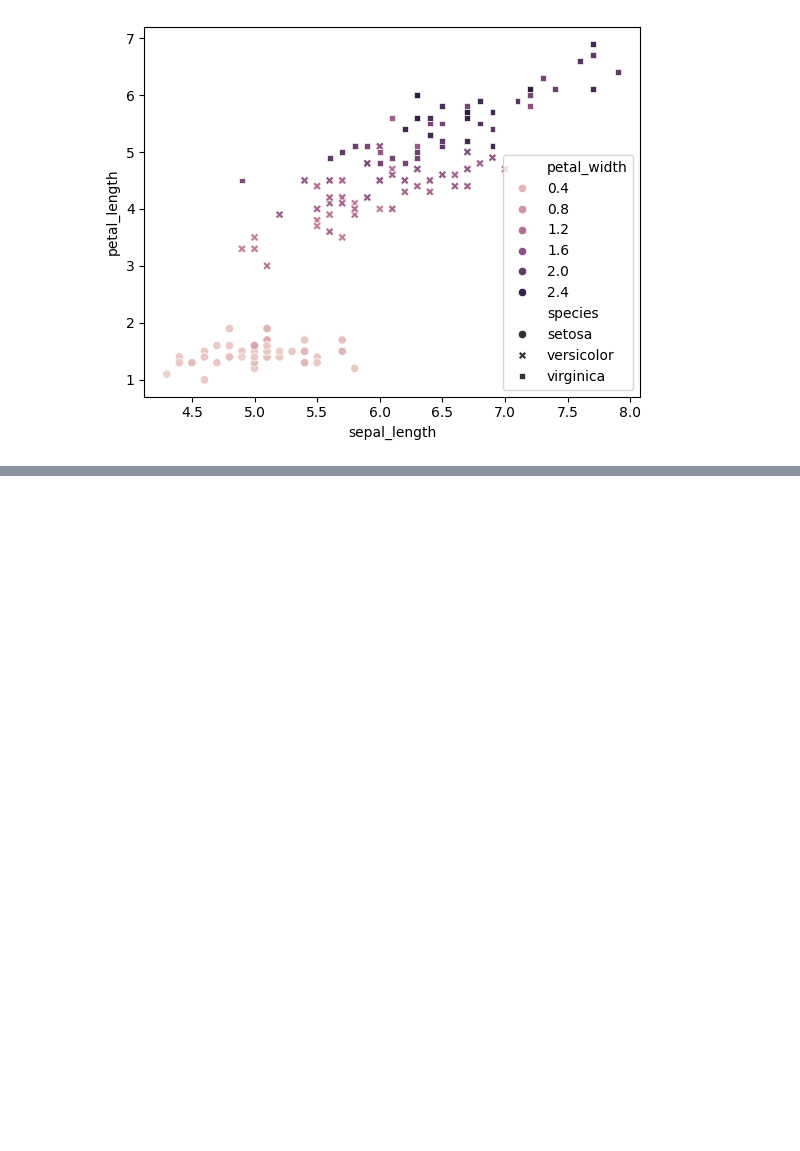
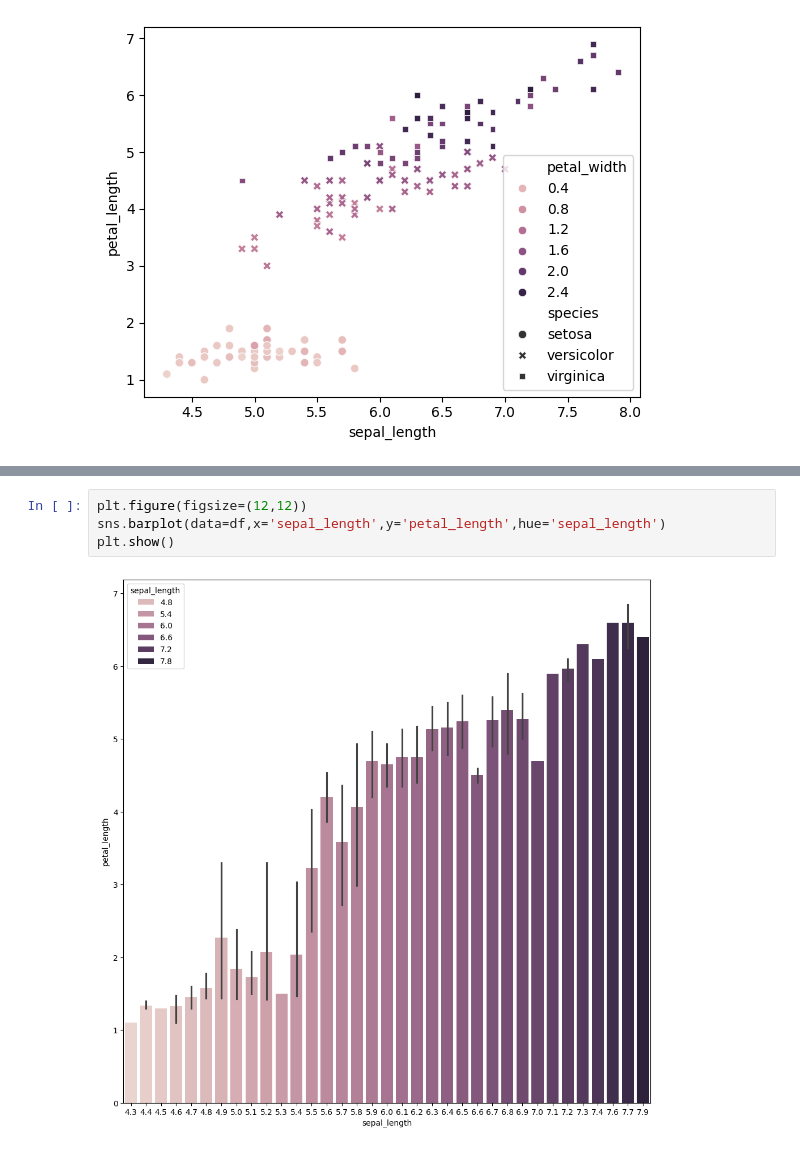
Before and after one commit to ftmshifa777/Seaborn-Visualization, a Jupyter notebook: Data_Visualization_Iris_Dataset.ipynb, the cells around one changed output, grey strips where cells are left out. Saved outputs shown, nothing was run; the diff lists cells and outputs as text; blank space fills up the shorter version.

```diff
--- a/Data_Visualization_Iris_Dataset.ipynb
+++ b/Data_Visualization_Iris_Dataset.ipynb
@@ -52,0 +58,6 @@ plt.show()
+# %%
+plt.figure(figsize=(12,12))
+sns.barplot(data=df,x='sepal_length',y='petal_length',hue='sepal_length')
+plt.show()
+# %% [output]
+[figure, added]
```
Also changed, not shown: parts of 9 cells of this notebook.
